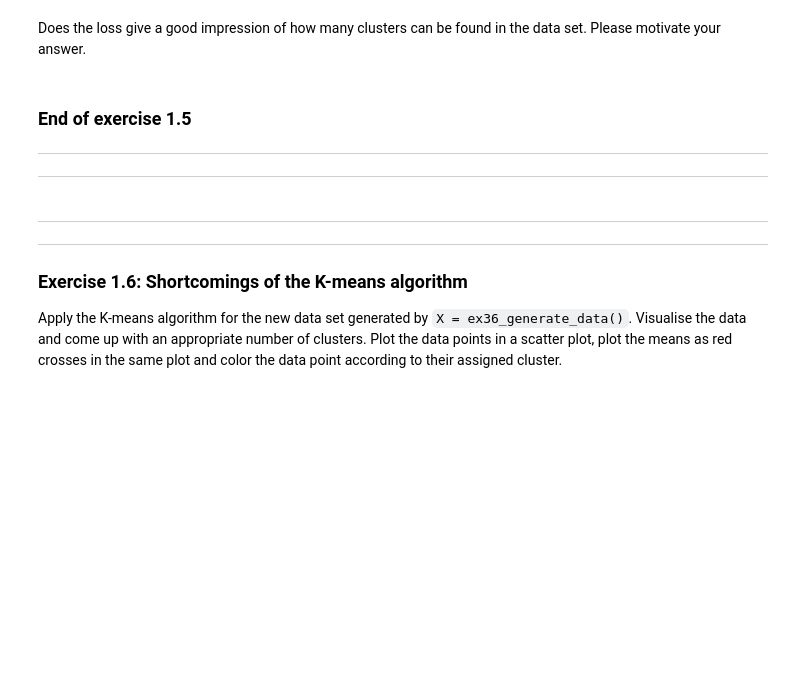
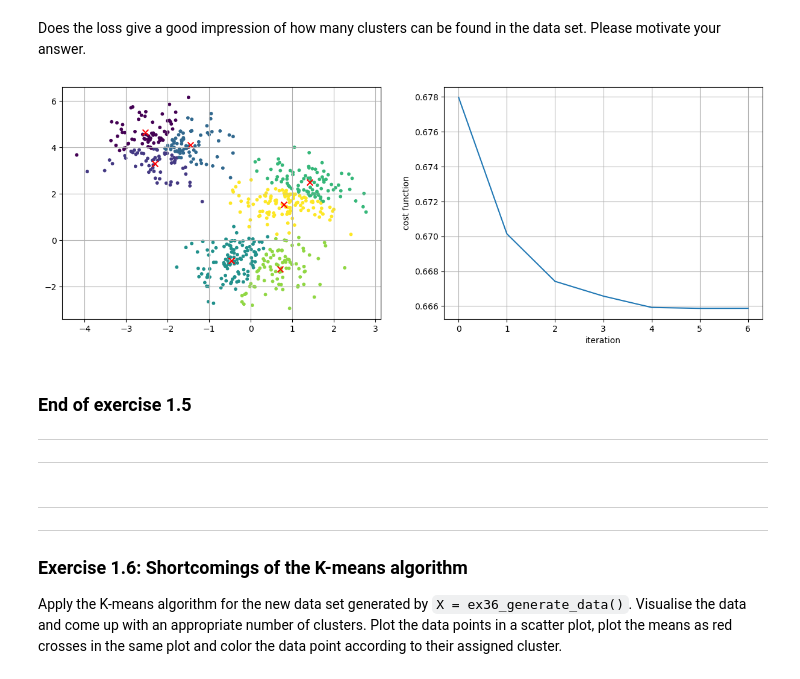
Before and after one commit to fbouwman01/Assignment-1b-data-analysis-for-bumpy-lane-detection, a Jupyter notebook: Template_1b.ipynb, the cells around one changed output. Cells and saved outputs as stored; diff of their text form; code cells hidden in the pictures; blank space fills up the shorter version.

```diff
--- a/Template_1b.ipynb
+++ b/Template_1b.ipynb
@@ -194,0 +215,12 @@ First create a function `J = Kmeans_loss(X, means, rho)` that calculates the wit
+# %%
+#// BEGIN_TODO Complete the Kmeans_loss(X, means, rho) function
+
+def Kmeans_loss(X, means, rho):
+    loss = 0
+    for index, point in enumerate(X):
+        cluster_number = np.argmax(rho[index])
+        loss += np.linalg.norm(point-means[cluster_number])
+    J = loss/X.shape[0]
+    return J
+
+#// END_TODO
@@ -233,3 +297,22 @@ Does the loss give a good impression of how many clusters can be found in the da
+# %%
+#// BEGIN_TODO Finding an appropriate number of clusters
+'''
+The plot for the given data clearly shows three clusters, as shown in the resulting plots from exercise 1.4.
+The cost function however shows that the optimum number clusters would be 7.
+Plotting the results for 7 clusters shows the top left cluster being devided into 3 clusters and the 2 other clusters each into two.
+This looks illogical.
+'''
+# run Kmeans for minimum cost
+means, rho, J = Kmeans(X, 7)
+# plot data
+_,ax = plt.subplots(ncols=2, figsize=(15,5))
+ax[0].scatter(X[:,0], X[:,1], 10, c=np.argmax(rho, axis=1))
+ax[0].scatter(means[:,0], means[:,1], 50, c="red", marker="x")
+ax[1].plot(J)
+ax[0].grid(), ax[1].grid(), ax[1].set_ylabel("cost function"), ax[1].set_xlabel("iteration");
+#// END_TODO
+# %% [output]
+[figure, added]
 # %% [markdown]
 ### End of exercise 1.5
 ---
```
Also changed, not shown: parts of 19 cells of this notebook, 1 other file.
